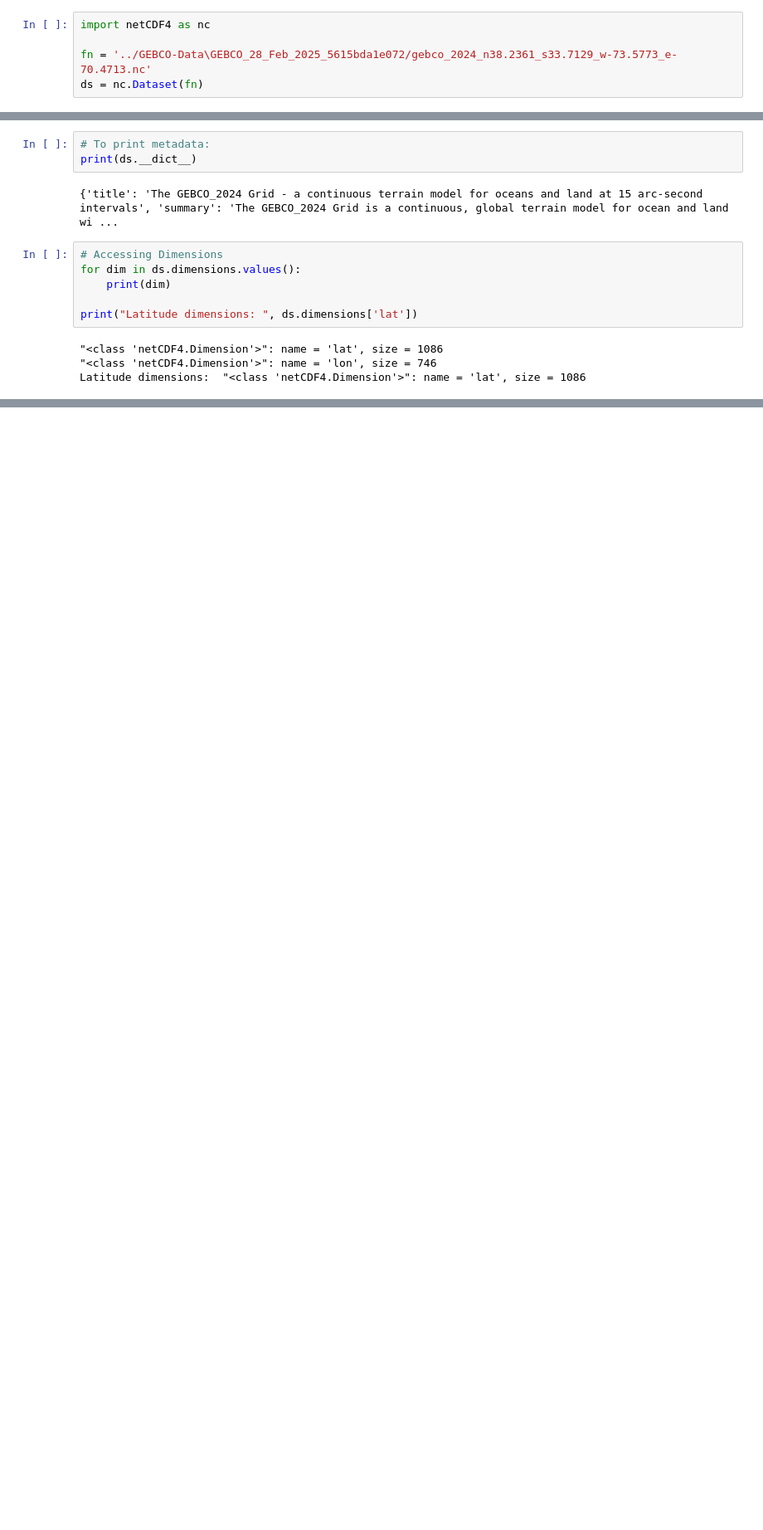
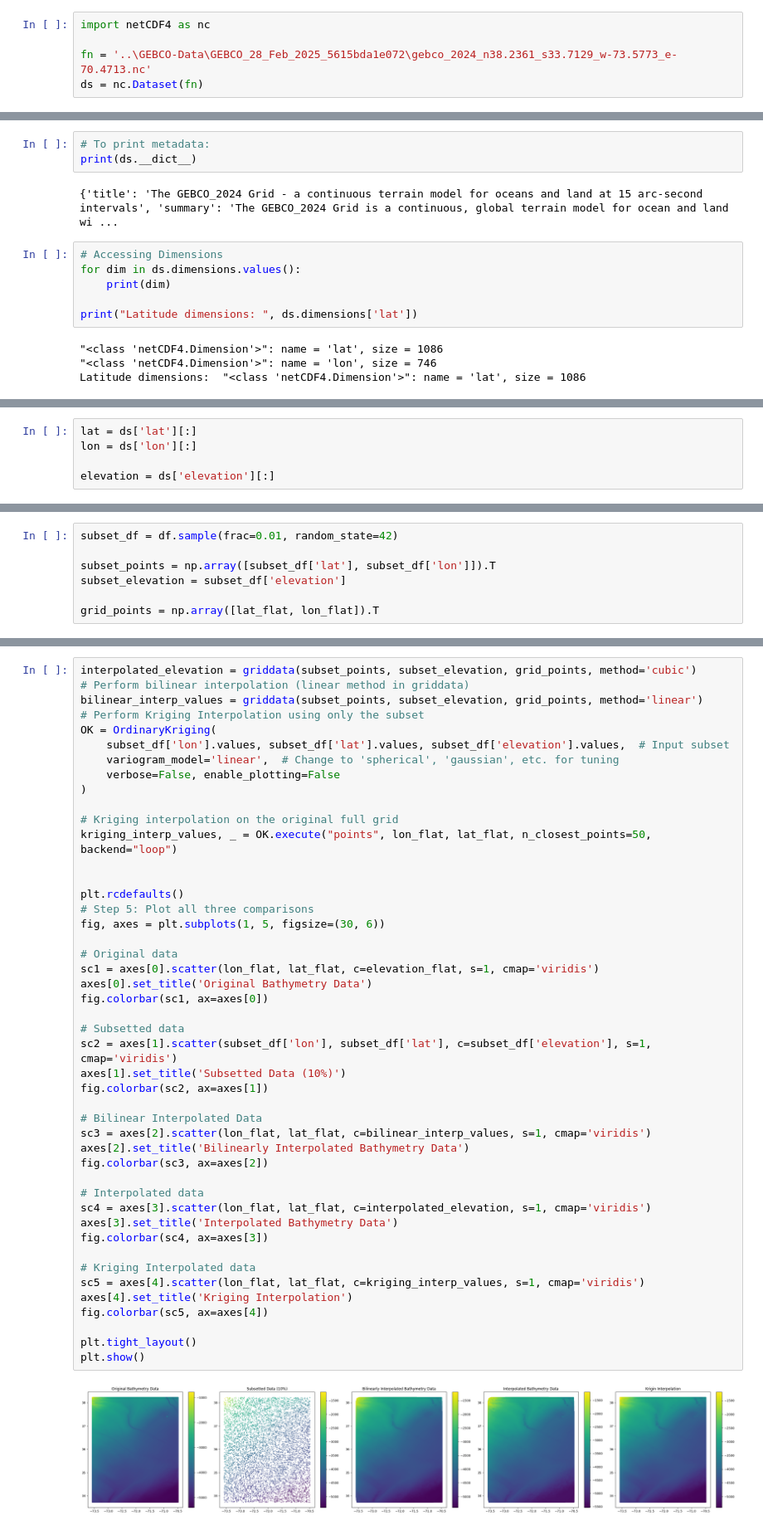
Before and after one commit to devsaxena974/AUV-Real-Time-Interpolation, a Jupyter notebook: code/import_data.ipynb, the cells around one changed output, grey strips where cells are left out. Shown at 83% size. Drawn from its saved outputs; the diff is of its cells as text; blank space fills up the shorter version.

Commit message:
Added python interp library tests

```diff
--- a/code/import_data.ipynb
+++ b/code/import_data.ipynb
@@ -1,7 +1,7 @@
 # %%
 import netCDF4 as nc
 
-fn = '../GEBCO-Data\GEBCO_28_Feb_2025_5615bda1e072/gebco_2024_n38.2361_s33.7129_w-73.5773_e-70.4713.nc'
+fn = '..\GEBCO-Data\GEBCO_28_Feb_2025_5615bda1e072\gebco_2024_n38.2361_s33.7129_w-73.5773_e-70.4713.nc'
 ds = nc.Dataset(fn)
 # %%
 print(ds)
@@ -40,0 +120,5 @@ Latitude dimensions:  "<class 'netCDF4.Dimension'>": name = 'lat', size = 1086
+# %%
+lat = ds['lat'][:]
+lon = ds['lon'][:]
+
+elevation = ds['elevation'][:]
@@ -40,0 +188,7 @@ Latitude dimensions:  "<class 'netCDF4.Dimension'>": name = 'lat', size = 1086
+# %%
+subset_df = df.sample(frac=0.01, random_state=42)
+
+subset_points = np.array([subset_df['lat'], subset_df['lon']]).T
+subset_elevation = subset_df['elevation']
+
+grid_points = np.array([lat_flat, lon_flat]).T
@@ -40,0 +199,48 @@ Latitude dimensions:  "<class 'netCDF4.Dimension'>": name = 'lat', size = 1086
+# %%
+interpolated_elevation = griddata(subset_points, subset_elevation, grid_points, method='cubic')
+# Perform bilinear interpolation (linear method in griddata)
+bilinear_interp_values = griddata(subset_points, subset_elevation, grid_points, method='linear')
+# Perform Kriging Interpolation using only the subset
+OK = OrdinaryKriging(
+    subset_df['lon'].values, subset_df['lat'].values, subset_df['elevation'].values,  # Input subset
+    variogram_model='linear',  # Change to 'spherical', 'gaussian', etc. for tuning
+    verbose=False, enable_plotting=False
+)
+
+# Kriging interpolation on the original full grid
+kriging_interp_values, _ = OK.execute("points", lon_flat, lat_flat, n_closest_points=50, backend="loop")
+
+
+plt.rcdefaults()
+# Step 5: Plot all three comparisons
+fig, axes = plt.subplots(1, 5, figsize=(30, 6))
+
+# Original data
+sc1 = axes[0].scatter(lon_flat, lat_flat, c=elevation_flat, s=1, cmap='viridis')
+axes[0].set_title('Original Bathymetry Data')
+fig.colorbar(sc1, ax=axes[0])
+
+# Subsetted data
+sc2 = axes[1].scatter(subset_df['lon'], subset_df['lat'], c=subset_df['elevation'], s=1, cmap='viridis')
+axes[1].set_title('Subsetted Data (10%)')
+fig.colorbar(sc2, ax=axes[1])
+
+# Bilinear Interpolated Data
+sc3 = axes[2].scatter(lon_flat, lat_flat, c=bilinear_interp_values, s=1, cmap='viridis')
+axes[2].set_title('Bilinearly Interpolated Bathymetry Data')
+fig.colorbar(sc3, ax=axes[2])
+
+# Interpolated data
+sc4 = axes[3].scatter(lon_flat, lat_flat, c=interpolated_elevation, s=1, cmap='viridis')
+axes[3].set_title('Interpolated Bathymetry Data')
+fig.colorbar(sc4, ax=axes[3])
+
+# Kriging Interpolated data
+sc5 = axes[4].scatter(lon_flat, lat_flat, c=kriging_interp_values, s=1, cmap='viridis')
+axes[4].set_title('Kriging Interpolation')
+fig.colorbar(sc5, ax=axes[4])
+
+plt.tight_layout()
+plt.show()
+# %% [output]
+[figure, added]
```
Also changed, not shown: parts of 21 cells of this notebook, 4 other files.
